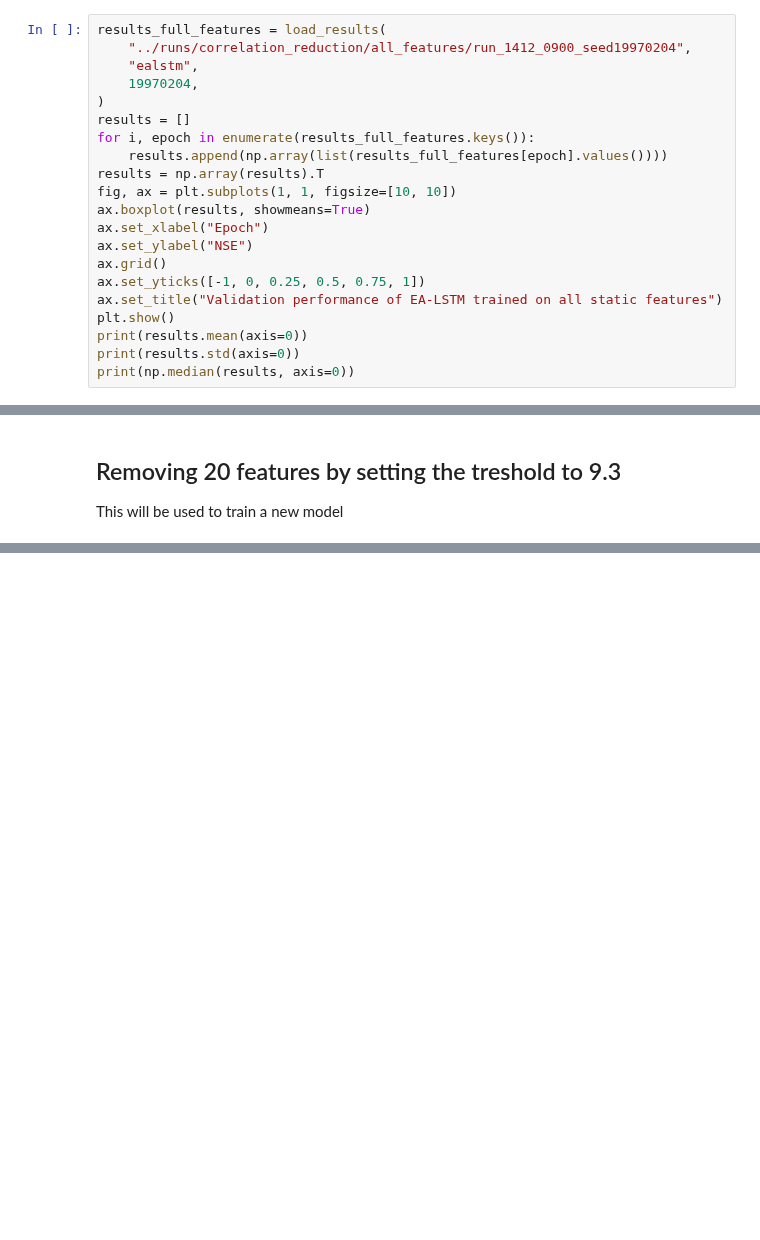
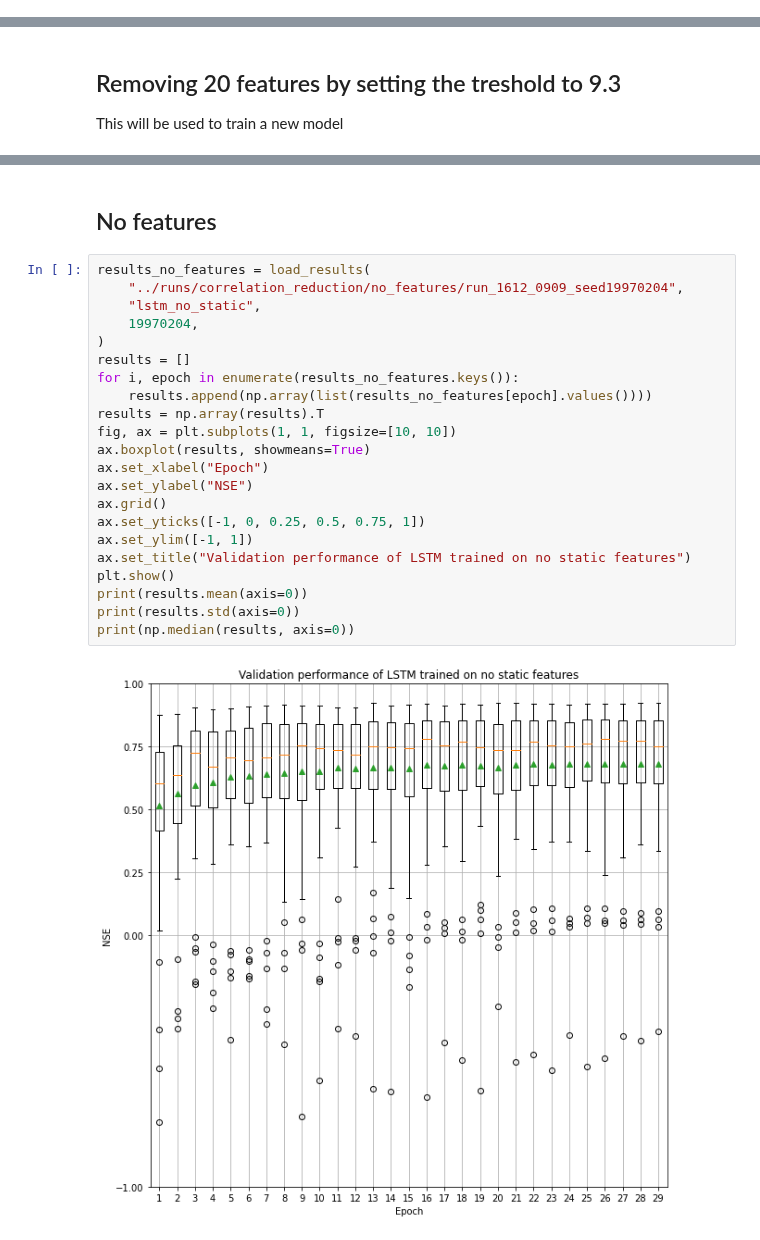
Before and after one commit to bernharl/Master-Thesis, a Jupyter notebook: notebooks/correlation_reduction.ipynb, the cells around one changed output, grey strips where cells are left out. Drawn from its saved outputs; the diff is of its cells as text; blank space fills up the shorter version.

```diff
--- a/notebooks/correlation_reduction.ipynb
+++ b/notebooks/correlation_reduction.ipynb
@@ -116,21 +112,0 @@ def load_results(folder: Union[Path, str], model_type: str, seed: int) -> Dict:
-# %%
-results_full_features = load_results(
-    "../runs/correlation_reduction/all_features/run_1412_0900_seed19970204",
-    "ealstm",
-    19970204,
-)
-results = []
-for i, epoch in enumerate(results_full_features.keys()):
-    results.append(np.array(list(results_full_features[epoch].values())))
-results = np.array(results).T
-fig, ax = plt.subplots(1, 1, figsize=[10, 10])
-ax.boxplot(results, showmeans=True)
-ax.set_xlabel("Epoch")
-ax.set_ylabel("NSE")
-ax.grid()
-ax.set_yticks([-1, 0, 0.25, 0.5, 0.75, 1])
-ax.set_title("Validation performance of EA-LSTM trained on all static features")
-plt.show()
-print(results.mean(axis=0))
-print(results.std(axis=0))
-print(np.median(results, axis=0))
@@ -172,0 +269,26 @@ fig.tight_layout()
+# %% [markdown]
+## No features
+# %%
+results_no_features = load_results(
+    "../runs/correlation_reduction/no_features/run_1612_0909_seed19970204",
+    "lstm_no_static",
+    19970204,
+)
+results = []
+for i, epoch in enumerate(results_no_features.keys()):
+    results.append(np.array(list(results_no_features[epoch].values())))
+results = np.array(results).T
+fig, ax = plt.subplots(1, 1, figsize=[10, 10])
+ax.boxplot(results, showmeans=True)
+ax.set_xlabel("Epoch")
+ax.set_ylabel("NSE")
+ax.grid()
+ax.set_yticks([-1, 0, 0.25, 0.5, 0.75, 1])
+ax.set_ylim([-1, 1])
+ax.set_title("Validation performance of LSTM trained on no static features")
+plt.show()
+print(results.mean(axis=0))
+print(results.std(axis=0))
+print(np.median(results, axis=0))
+# %% [output]
+[figure, added]
```
Also changed, not shown: parts of 16 cells of this notebook.
